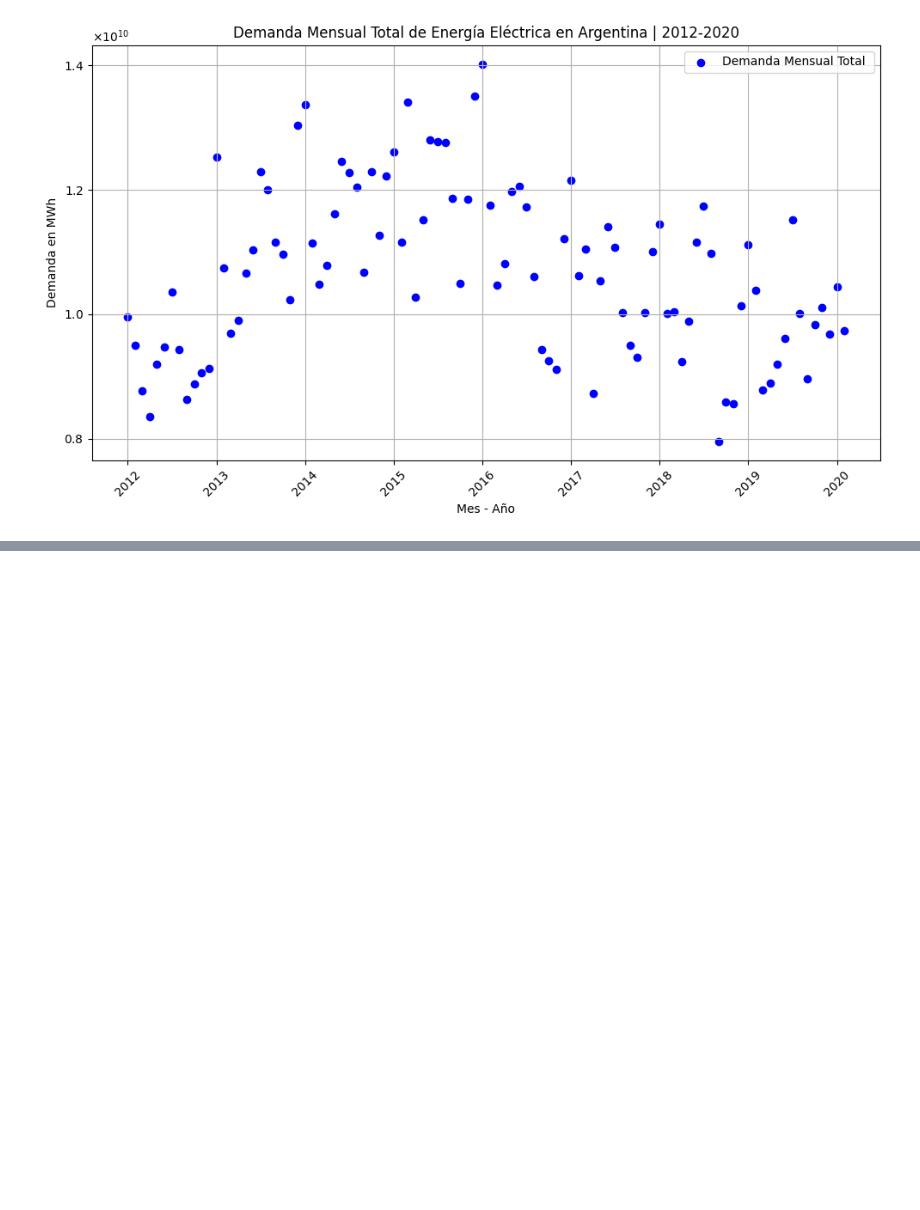
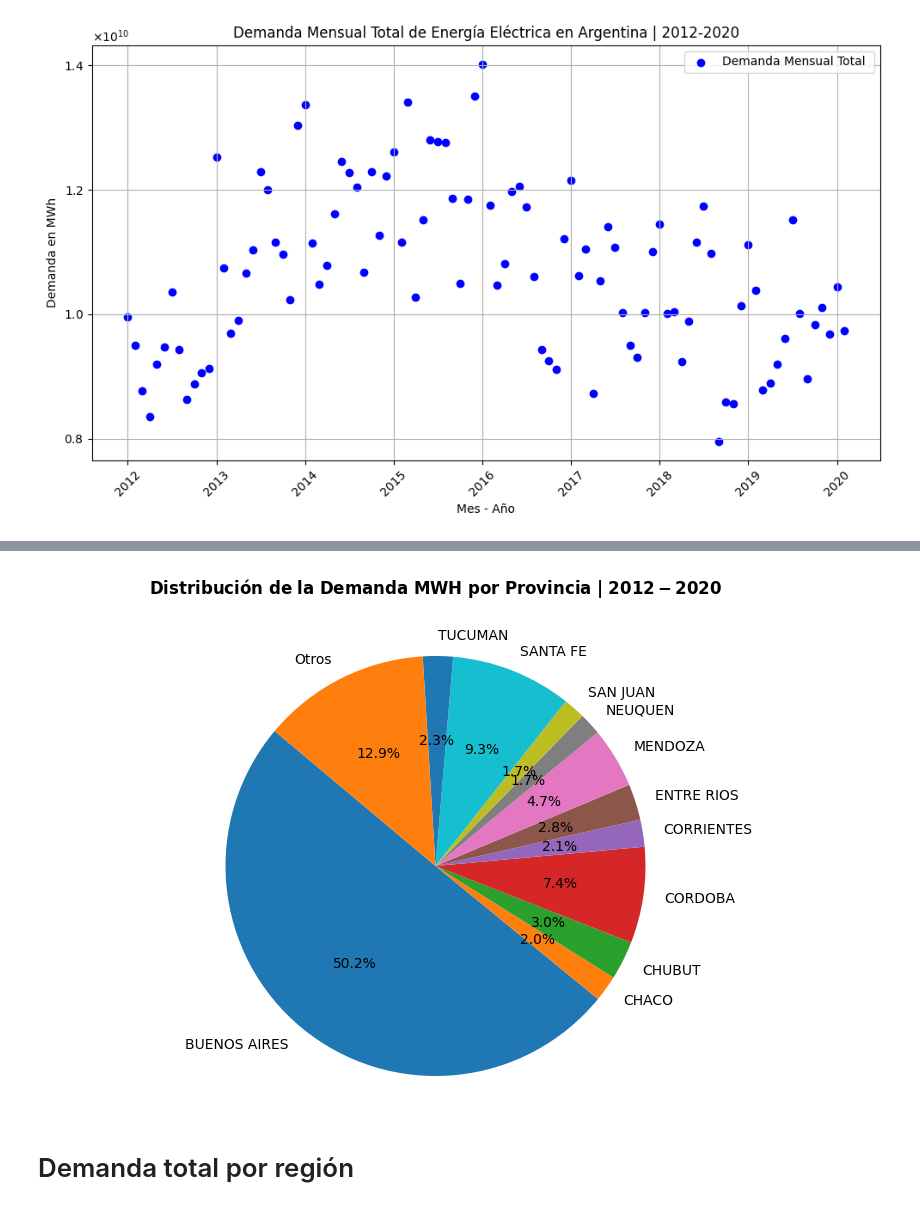
Before and after one commit to manuel-barreiro/prediccion-demanda-electrica, a Jupyter notebook: analisisDescriptivo.ipynb, the cells around one changed output, grey strips where cells are left out. Cells and saved outputs as stored; diff of their text form; code cells hidden in the pictures; blank space fills up the shorter version.

```diff
--- a/analisisDescriptivo.ipynb
+++ b/analisisDescriptivo.ipynb
@@ -149,0 +187,25 @@ plot.show()
+# %%
+#Algunos parámetros para personalizar el gráfico
+
+# Parámetro para agrupar provincias menos relevantes bajo "Otros"
+umbral = 17500000000  # Define un umbral para agrupar provincias con demanda menor a este valor
+
+# Crear un DataFrame con las provincias relevantes y sumar las demás bajo "Otros"
+demandaPorProvincia_relevante = demandaPorProvincia[demandaPorProvincia['demanda_MWh'] >= umbral]
+otros = demandaPorProvincia[demandaPorProvincia['demanda_MWh'] < umbral].sum()
+otros['provincia'] = 'Otros'
+demandaPorProvincia_relevante = demandaPorProvincia_relevante.append(otros, ignore_index=True)
+demandaPorProvincia_relevante
+
+# Crear el gráfico de tipo "pie chart" con las provincias relevantes
+plot.figure(figsize=(10, 6))
+plot.pie(demandaPorProvincia_relevante['demanda_MWh'], labels=demandaPorProvincia_relevante['provincia'], autopct='%1.1f%%', startangle=140)
+plot.title(r'$\mathbf{Distribución\ de\ la\ Demanda\ MWH\ por\ Provincia\ | \ 2012-2020}$', pad=30)
+
+# Mostrar el gráfico
+plot.axis('equal')
+plot.show()
+# %% [output]
+[figure, added]
+# %% [markdown]
+# Demanda total por región
```
Also changed, not shown: parts of 13 cells of this notebook, 1 other file.
